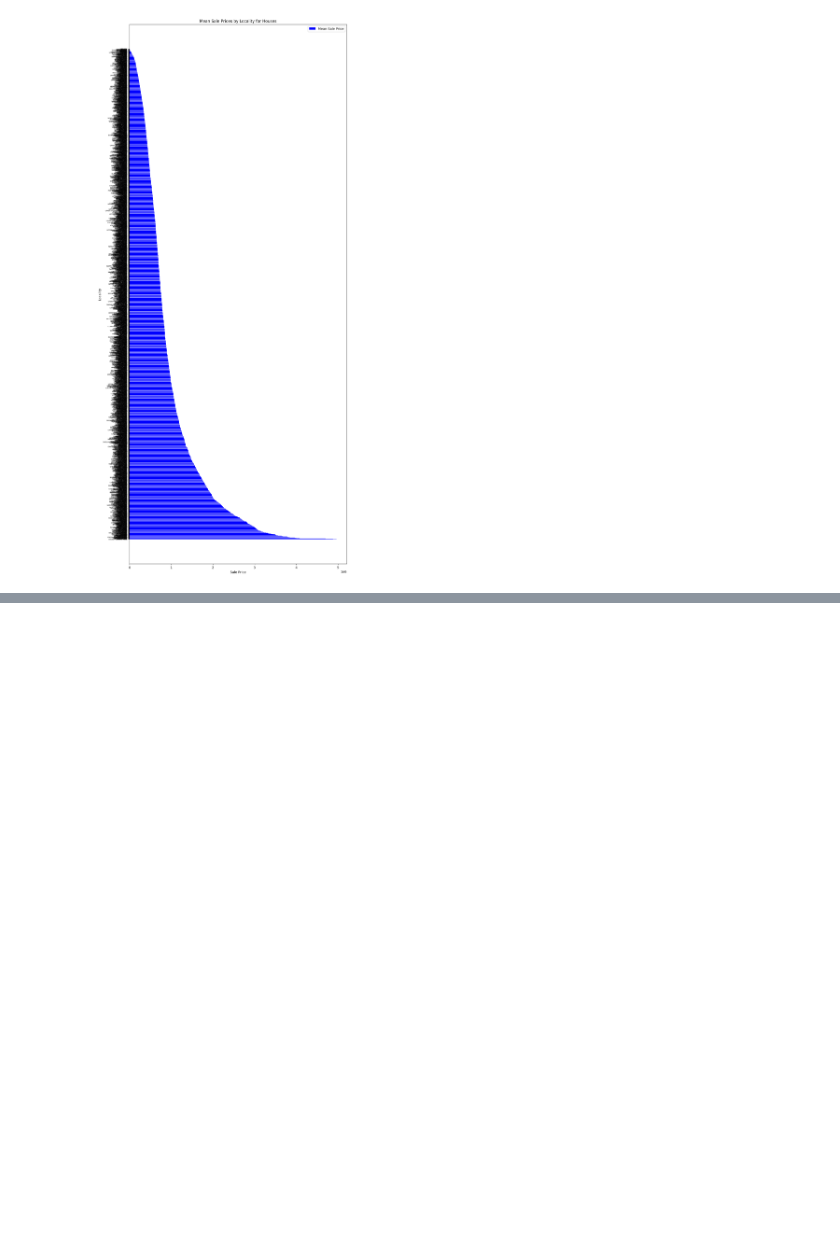
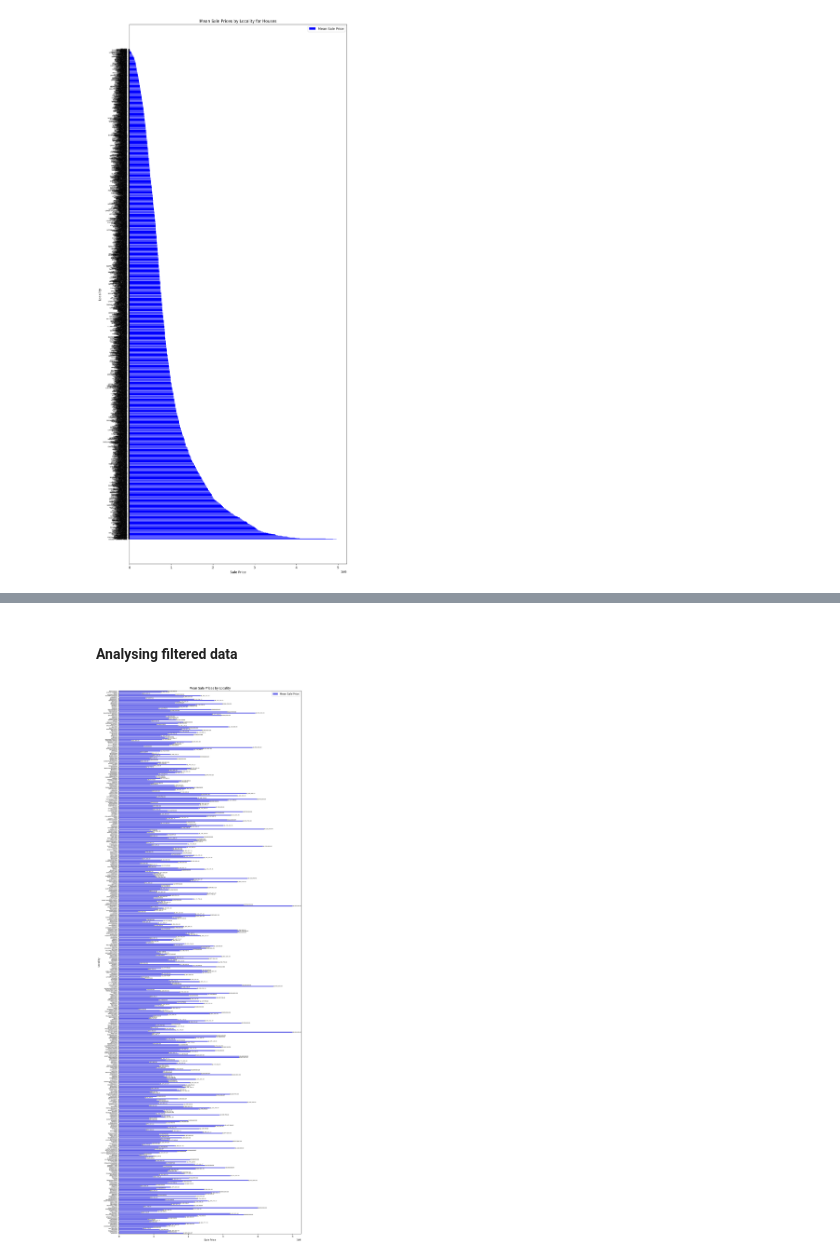
Before and after one commit to eternalBackPain/NSW-Property-Data, a Jupyter notebook: analysis.ipynb, the cells around one changed output, grey strips where cells are left out. Drawn from its saved outputs; the diff is of its cells as text; code cells hidden in the pictures; blank space fills up the shorter version.

```diff
--- a/analysis.ipynb
+++ b/analysis.ipynb
@@ -374,0 +485,14 @@ grouped_data = house_data.groupby('Locality')['Sale Price'].agg(['mean', 'median
+# %%
+# Filtering properties
+df['Sale Date'] = pd.to_datetime(df['Sale Date'])
+df_lessthan5M = df[df['Sale Price'] <= 5000000]
+house_data = df_lessthan5M[df_lessthan5M['Property Type'] == 'House']
+most_recent_year = df['Sale Date'].dt.year.max()
+house_data_recent_year = house_data[house_data['Sale Date'].dt.year == most_recent_year]
+localities_within_50km_of_Sydney = house_data_recent_year[house_data_recent_year['Distance to Sydney (km)'] <=50]
+df_filtered = localities_within_50km_of_Sydney
+df_filtered['Locality'] = df_filtered['Locality'].str.replace(', NSW, AUSTRALIA', '')
+
+
+len(df_filtered)
+df_filtered.head()
@@ -374,0 +511,29 @@ grouped_data = house_data.groupby('Locality')['Sale Price'].agg(['mean', 'median
+# %% [markdown]
+#### Analysing filtered data
+# %%
+import matplotlib.pyplot as plt
+import seaborn as sns  # Optional, but seaborn can enhance the plot aesthetics
+
+# Group by 'Locality' and calculate mean and median for 'Sale Price'
+locality_stats = df_filtered.groupby('Locality')['Sale Price'].agg(['mean', 'median']).reset_index()
+
+# Plotting
+plt.figure(figsize=(12, 32))
+bar_plot_mean = sns.barplot(x='mean', y='Locality', data=locality_stats, label='Mean Sale Price', color='blue', alpha=0.7)
+
+plt.title('Mean Sale Prices by Locality')
+plt.xlabel('Sale Price')
+plt.ylabel('Locality')
+
+# Rotate y-axis labels vertically and adjust font size
+plt.yticks(rotation=0, fontsize=5)
+
+# Annotate each bar with its mean sale price formatted as currency
+for bar, mean_price in zip(bar_plot_mean.patches, locality_stats['mean']):
+    plt.text(bar.get_width() + 500, bar.get_y() + bar.get_height() / 2, '${:,.2f}'.format(mean_price), ha='left', va='center', fontsize=5)
+
+plt.legend()
+plt.tight_layout()
+plt.show()
+# %% [output]
+[figure, added]
```
Also changed, not shown: parts of 15 cells of this notebook.
